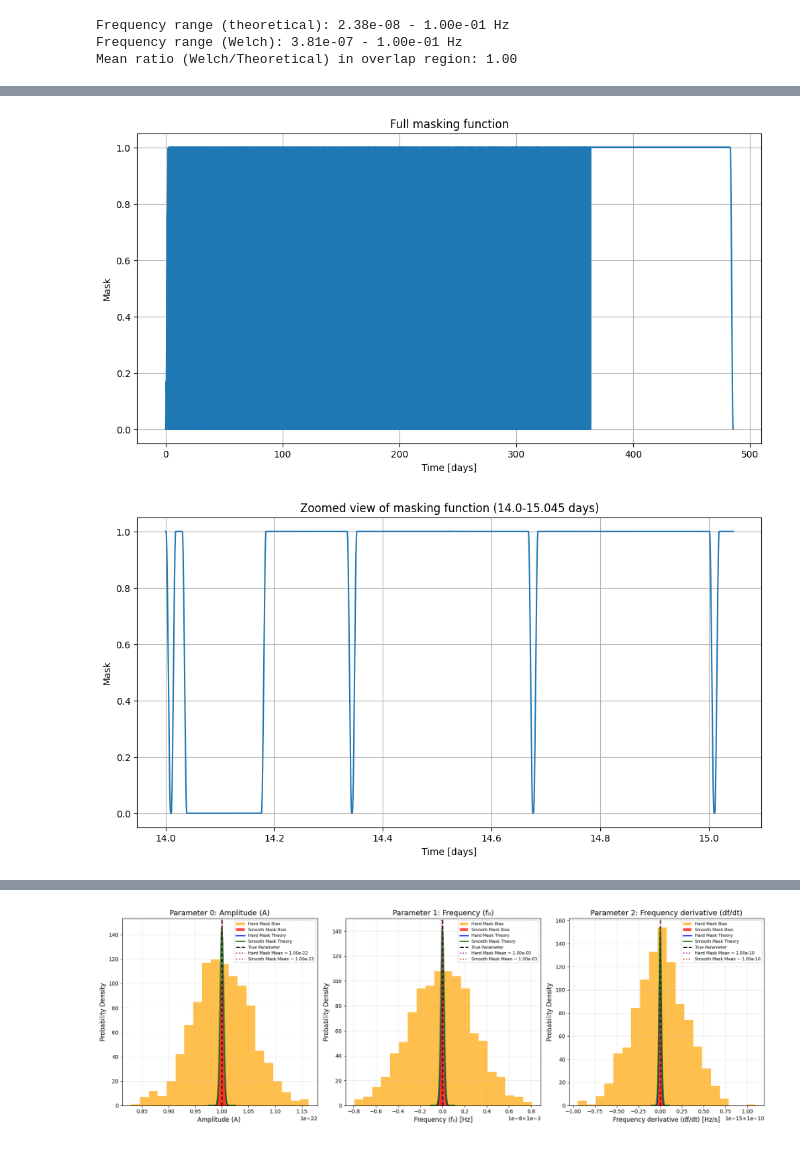
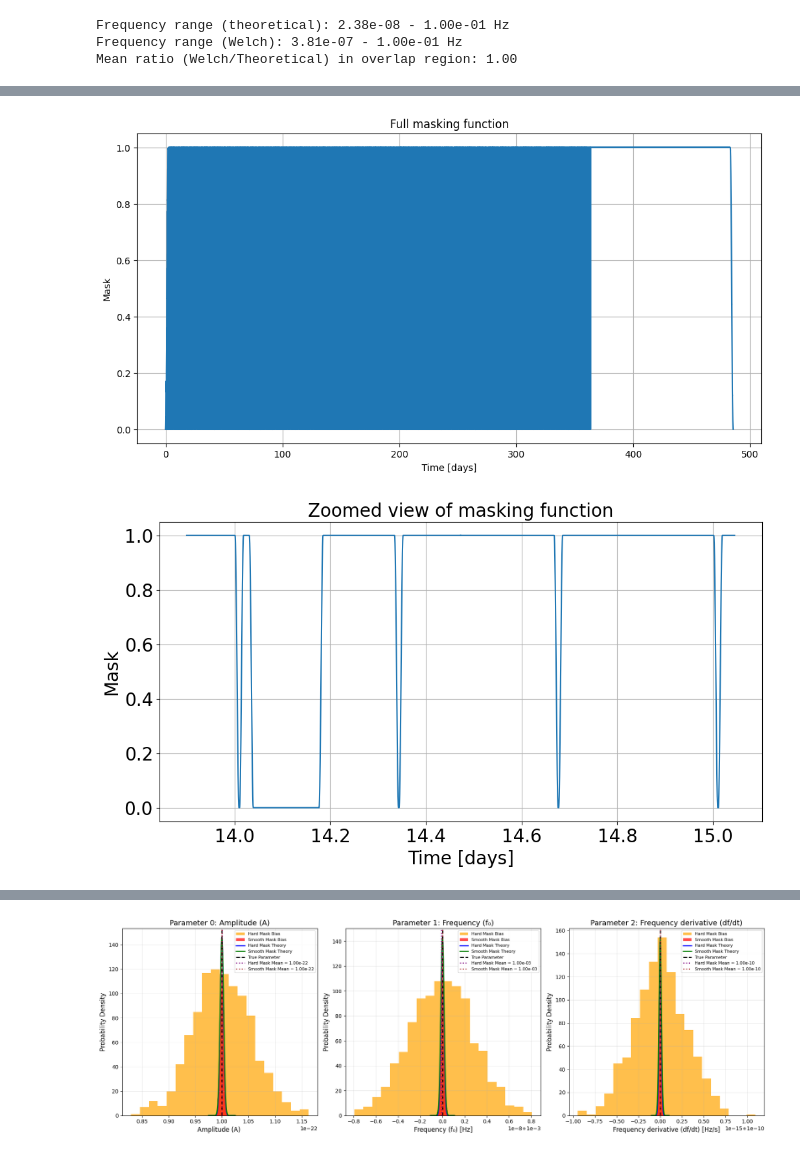
Before and after one commit to OllieBurke/Gaps_EMRIs, a Jupyter notebook: toy_problem/long_duration_signal_coherent.ipynb, the cells around one changed output, grey strips where cells are left out. Saved outputs shown, nothing was run; the diff lists cells and outputs as text; code cells hidden in the pictures.

```diff
--- a/toy_problem/long_duration_signal_coherent.ipynb
+++ b/toy_problem/long_duration_signal_coherent.ipynb
@@ -417,6 +507,16 @@ Maximum bin height: 7.19e+22
 # %%
 # Now apply a smooth taper?
 
+taper_defs_harsh = {
+    "planned": {
+        "antenna repointing": {"lobe_lengths_hr": 0.0},#0.333}
+        "PAAM": {"lobe_lengths_hr": 0.0},#0.333}
+        # "Aliens": {"lobe_lengths_hr" : 1 * 24}},
+    },
+    "unplanned": {
+        "platform safe mode": {"lobe_lengths_hr": 1.0}
+    }
+}
 taper_defs = {
     "planned": {
         "antenna repointing": {"lobe_lengths_hr": 0.2},#0.333}
@@ -430,35 +530,44 @@ taper_defs = {
 
 import scipy
 smoothed_mask = gap_mask_gen.apply_smooth_taper_to_mask(full_mask, taper_gap_definitions=taper_defs)
 smoothed_mask_pad = np.pad(smoothed_mask, (0, N_t_full - len(smoothed_mask)), mode='constant', constant_values=1)
 
 # overall_tukey = scipy.signal.windows.tukey(N_t_full, alpha=0.1)
 
 overall_tukey = scipy.signal.windows.tukey(N_t_full, alpha=0.01)
 
 smoothed_mask_pad_taper = smoothed_mask_pad * overall_tukey
 
 # Plot a zoomed in view of one gap
 # Plot the full time array
 plt.figure(figsize=(12, 6))
 plt.plot(sim_t_pad/60/60/24, smoothed_mask_pad_taper)
 plt.xlabel(r'Time [days]')
 plt.ylabel(r'Mask')
 plt.title('Full masking function')
 plt.grid()
 plt.show()
 
 # Plot a zoomed in view of one gap
 plt.figure(figsize=(12, 6))
-gap_start = 14.0  # days
+gap_start = 13.9  # days
 gap_end = 15.045    # days
 mask_indices = (sim_t_pad >= gap_start*24*60*60) & (sim_t_pad <= gap_end*24*60*60)
 plt.plot(sim_t_pad[mask_indices]/60/60/24, smoothed_mask_pad_taper[mask_indices])
-plt.xlabel(r'Time [days]')
-plt.ylabel(r'Mask')
-plt.title(f'Zoomed view of masking function ({gap_start}-{gap_end} days)')
+plt.xlabel(r'Time [days]',fontsize = 20)
+plt.ylabel(r'Mask', fontsize = 20)
+plt.title(f'Zoomed view of masking function', fontsize = 20)
+plt.xticks(fontsize=20)
+plt.yticks(fontsize=20)
 plt.grid()
 plt.show()
+
+plt.plot(sim_t_pad[mask_indices]/60/60/24, smoothed_mask_pad_taper[mask_indices] * h_zp[mask_indices])
+plt.xlabel(r'Time [days]',fontsize = 20)
+plt.ylabel(r'Mask', fontsize = 20)
+plt.title(f'Windowing function (smooth)', fontsize = 20)
+plt.grid()
+plt.show()
 # %% [output]
 [figure]
-[figure, old version]
+[figure, new version]
```
Also changed, not shown: parts of 11 cells of this notebook.
